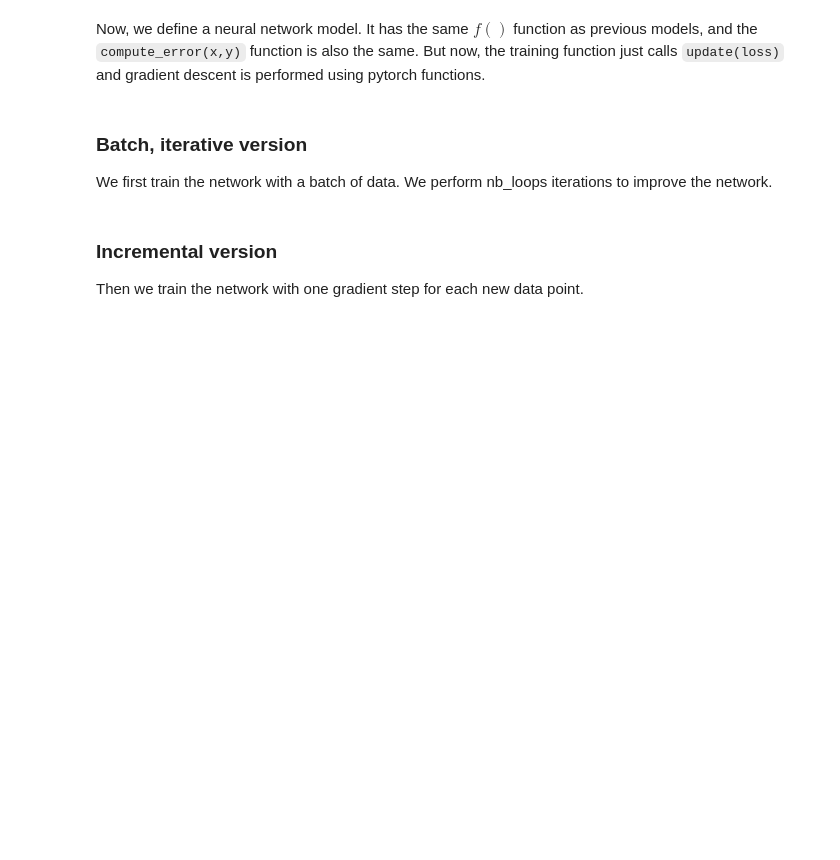
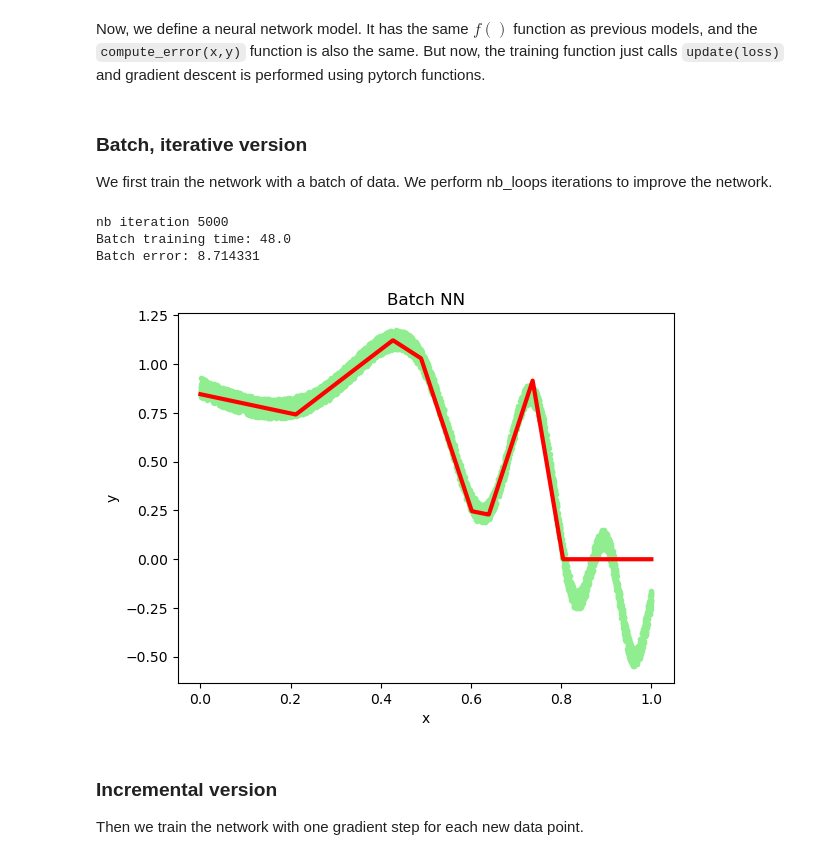
Before and after one commit to williamwu8888/sensorimotors_M2, a Jupyter notebook: Regression/Labs/01-regression.student.ipynb, the cells around one changed output. Cells and saved outputs as stored; diff of their text form; code cells hidden in the pictures; blank space fills up the shorter version.

```diff
--- a/Regression/Labs/01-regression.student.ipynb
+++ b/Regression/Labs/01-regression.student.ipynb
@@ -985,30 +1130,38 @@ We perform nb_loops iterations to improve the network.
 # %%
 # We use the same batch as before, uncomment if you want to use another batch
 lf = NonLinearLatentFunction()
 size = 5000
 batch = lf.get_batch(size)
 max_iter = 5000
 model = NeuralNetwork(1, 10, 10, 1, learning_rate=0.05)
 print("nb iteration", max_iter)
 
 # It is crucial to reshape the x and y vectors
 # Note that you have to turn y into a tensor.
 # For x, this is done inside the forward function
 xt = batch.x_data
 yt = th.from_numpy(horiz_to_verti(batch.y_data)).float()
 
 start = time.process_time()
 
 # To be completed...
 
-# Loop for max_iter iterations and update the model using the batch
-assert False, 'Not implemented yet'
+for _ in range(max_iter):
 
+    y_pred = model.forward(xt)
+    loss = (yt - y_pred) ** 2
+
+    model.update(loss)
 
 print("Batch training time:", time.process_time() - start)
 error = model.compute_error(xt, yt)
 print("Batch error:", error)
 model.plot(batch.x_data, batch.y_data, "Batch NN")
+# %% [output]
+nb iteration 5000
+Batch training time: 48.0
+Batch error: 8.714331
+[figure, added]
 # %% [markdown]
 ### Incremental version
 
```
Also changed, not shown: parts of 30 cells of this notebook.
